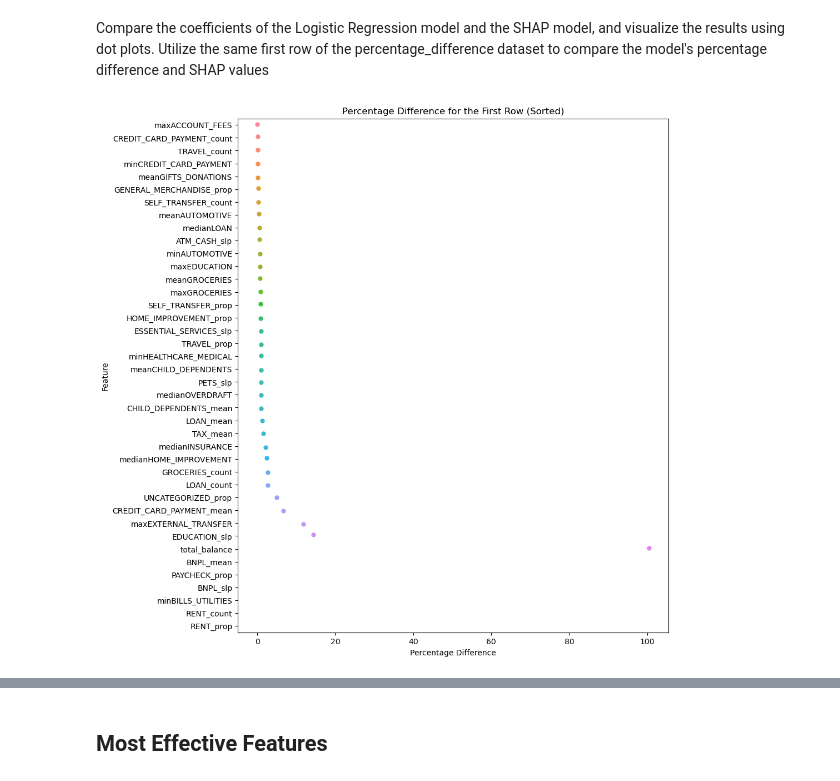
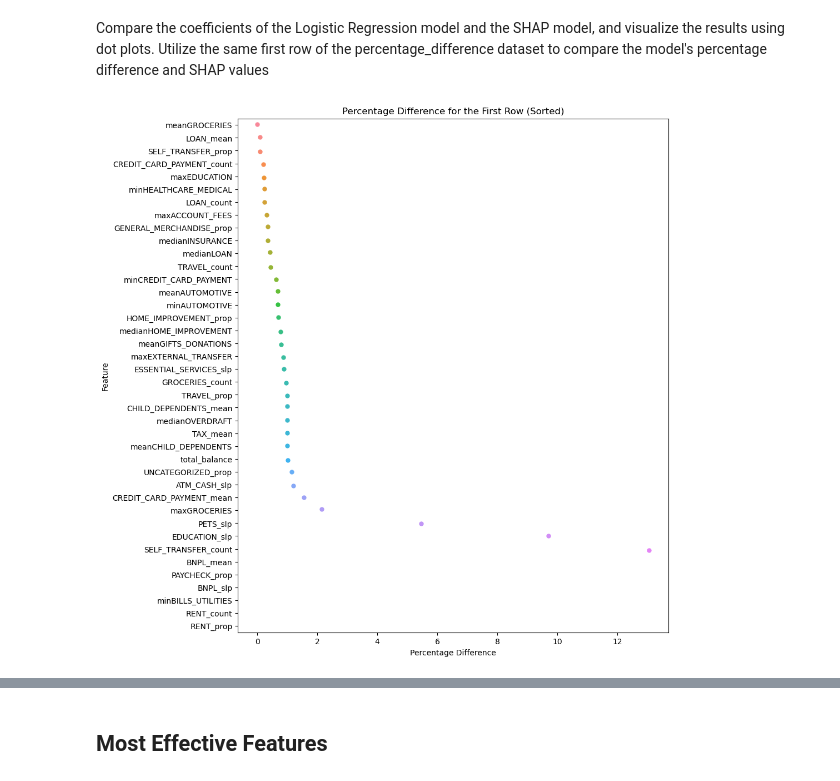
Before and after one commit to JiaDarren/DSC_180A, a Jupyter notebook: notebooks/Three Feature Groups and Logistic Regression Model.ipynb, the cells around one changed output, grey strips where cells are left out. Saved outputs shown, nothing was run; the diff lists cells and outputs as text; code cells hidden in the pictures.

```diff
--- a/notebooks/Three Feature Groups and Logistic Regression Model.ipynb
+++ b/notebooks/Three Feature Groups and Logistic Regression Model.ipynb
@@ -141,19 +148,16 @@ percentage_difference.head()
 # %% [markdown]
 Compare the coefficients of the Logistic Regression model and the SHAP model, and visualize the results using dot plots. Utilize the same first row of the percentage_difference dataset to compare the model's percentage difference and SHAP values
 # %%
-import seaborn as sns
-import matplotlib.pyplot as plt
-
 # Extract the first row and sort by values in descending order
-first_row = percentage_difference.iloc[1, :].sort_values(ascending=True)
+first_row = percentage_difference.iloc[0, :].sort_values(ascending=True)
 
 # Create a dot plot with smaller dots
 plt.figure(figsize=(10, 12))
 sns.stripplot(x=first_row.values, y=first_row.index, size=6)
 plt.title("Percentage Difference for the First Row (Sorted)")
 plt.xlabel("Percentage Difference")
 plt.ylabel("Feature")
 plt.show()
 # %% [output]
-[figure, old version]
+[figure, new version]
 # %%
```
Also changed, not shown: parts of 6 cells of this notebook.
